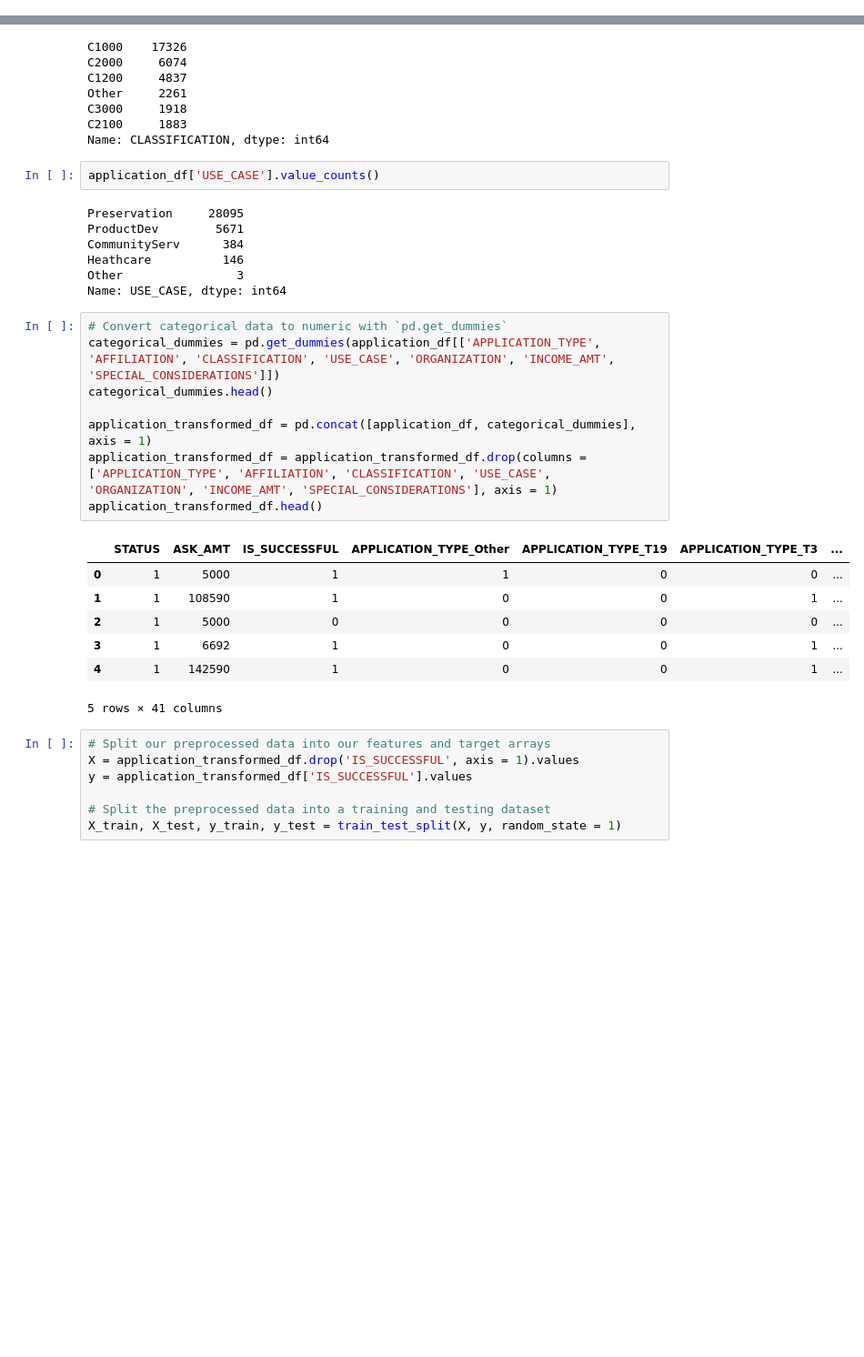
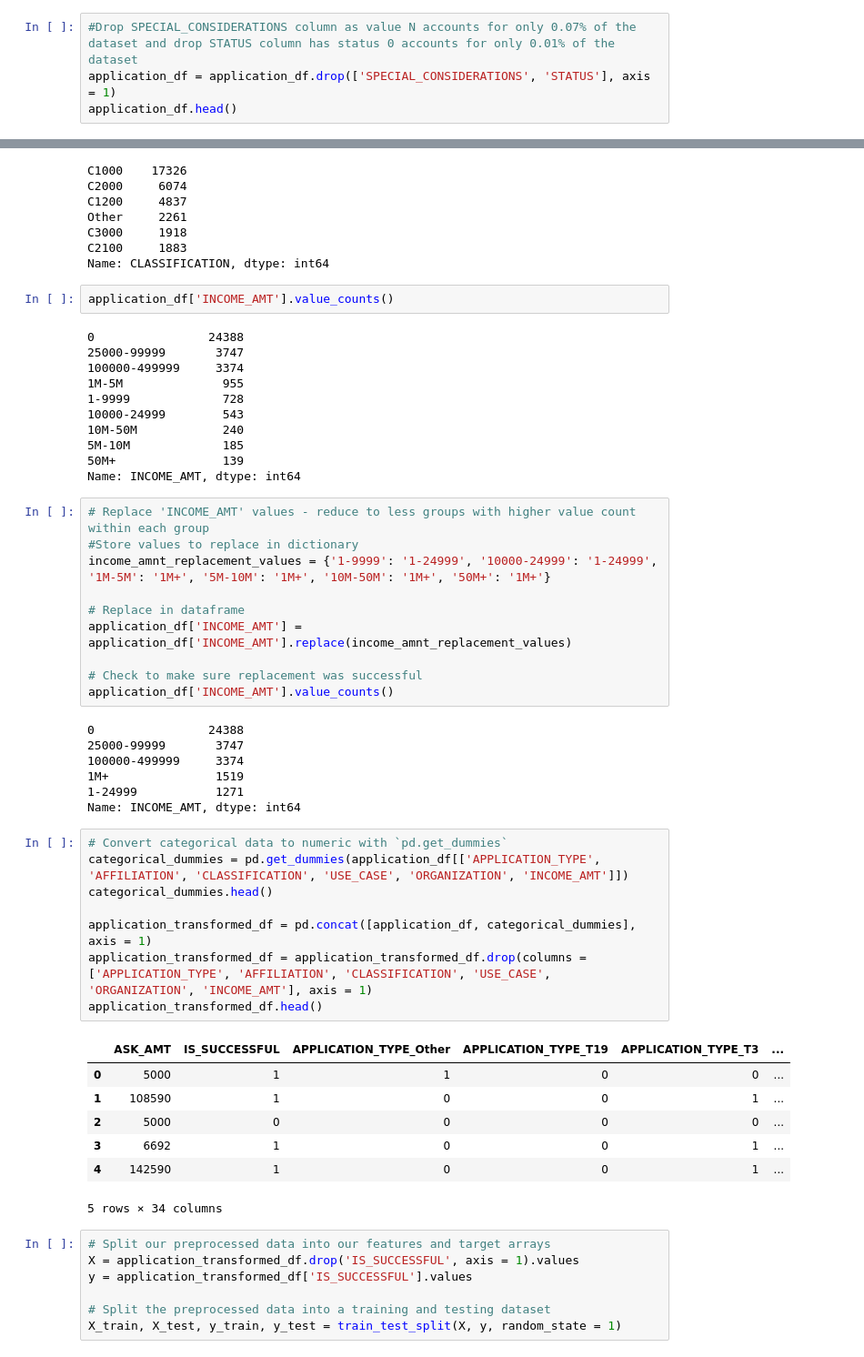
Before and after one commit to fannysigouin/deep-learning-challenge, a Jupyter notebook: AlphabetSoupCharity_Optimization.ipynb, the cells around one changed output, grey strips where cells are left out. Shown: that part at 91% size. Cells and saved outputs as stored; diff of their text form; blank space fills up the shorter version.

```diff
--- a/AlphabetSoupCharity_Optimization.ipynb
+++ b/AlphabetSoupCharity_Optimization.ipynb
@@ -44,0 +59,4 @@ dtype: int64
+# %%
+#Drop SPECIAL_CONSIDERATIONS column as value N accounts for only 0.07% of the dataset and drop STATUS column has status 0 accounts for only 0.01% of the dataset
+application_df = application_df.drop(['SPECIAL_CONSIDERATIONS', 'STATUS'], axis = 1)
+application_df.head()
@@ -86,30 +111,51 @@ C3000     1918
 C2100     1883
 Name: CLASSIFICATION, dtype: int64
 # %%
-application_df['USE_CASE'].value_counts()
+application_df['INCOME_AMT'].value_counts()
 # %% [output]
-Preservation     28095
-ProductDev        5671
-CommunityServ      384
-Heathcare          146
-Other                3
-Name: USE_CASE, dtype: int64
+0                24388
+25000-99999       3747
+100000-499999     3374
+1M-5M              955
+1-9999             728
+10000-24999        543
+10M-50M            240
+5M-10M             185
+50M+               139
+Name: INCOME_AMT, dtype: int64
+# %%
+# Replace 'INCOME_AMT' values - reduce to less groups with higher value count within each group
+#Store values to replace in dictionary
+income_amnt_replacement_values = {'1-9999': '1-24999', '10000-24999': '1-24999', '1M-5M': '1M+', '5M-10M': '1M+', '10M-50M': '1M+', '50M+': '1M+'}
+
+# Replace in dataframe
+application_df['INCOME_AMT'] = application_df['INCOME_AMT'].replace(income_amnt_replacement_values)
+
+# Check to make sure replacement was successful
+application_df['INCOME_AMT'].value_counts()
+# %% [output]
+0                24388
+25000-99999       3747
+100000-499999     3374
+1M+               1519
+1-24999           1271
+Name: INCOME_AMT, dtype: int64
 # %%
 # Convert categorical data to numeric with `pd.get_dummies`
-categorical_dummies = pd.get_dummies(application_df[['APPLICATION_TYPE', 'AFFILIATION', 'CLASSIFICATION', 'USE_CASE', 'ORGANIZATION', 'INCOME_AMT', 'SPECIAL_CONSIDERATIONS']])
+categorical_dummies = pd.get_dummies(application_df[['APPLICATION_TYPE', 'AFFILIATION', 'CLASSIFICATION', 'USE_CASE', 'ORGANIZATION', 'INCOME_AMT']])
 categorical_dummies.head()
 
 application_transformed_df = pd.concat([application_df, categorical_dummies], axis = 1)
-application_transformed_df = application_transformed_df.drop(columns = ['APPLICATION_TYPE', 'AFFILIATION', 'CLASSIFICATION', 'USE_CASE', 'ORGANIZATION', 'INCOME_AMT', 'SPECIAL_CONSIDERATIONS'], axis = 1)
+application_transformed_df = application_transformed_df.drop(columns = ['APPLICATION_TYPE', 'AFFILIATION', 'CLASSIFICATION', 'USE_CASE', 'ORGANIZATION', 'INCOME_AMT'], axis = 1)
 application_transformed_df.head()
 # %% [output]
-|  | STATUS | ASK_AMT | IS_SUCCESSFUL | APPLICATION_TYPE_Other | APPLICATION_TYPE_T19 | APPLICATION_TYPE_T3 | ... |
-| 0 | 1 | 5000 | 1 | 1 | 0 | 0 | ... |
-| 1 | 1 | 108590 | 1 | 0 | 0 | 1 | ... |
-| 2 | 1 | 5000 | 0 | 0 | 0 | 0 | ... |
-| 3 | 1 | 6692 | 1 | 0 | 0 | 1 | ... |
-| 4 | 1 | 142590 | 1 | 0 | 0 | 1 | ... |
+|  | ASK_AMT | IS_SUCCESSFUL | APPLICATION_TYPE_Other | APPLICATION_TYPE_T19 | APPLICATION_TYPE_T3 | ... |
+| 0 | 5000 | 1 | 1 | 0 | 0 | ... |
+| 1 | 108590 | 1 | 0 | 0 | 1 | ... |
+| 2 | 5000 | 0 | 0 | 0 | 0 | ... |
+| 3 | 6692 | 1 | 0 | 0 | 1 | ... |
+| 4 | 142590 | 1 | 0 | 0 | 1 | ... |
-5 rows × 41 columns
+5 rows × 34 columns
 # %%
 # Split our preprocessed data into our features and target arrays
 X = application_transformed_df.drop('IS_SUCCESSFUL', axis = 1).values
```
Also changed, not shown: parts of 30 cells of this notebook, 5 other files.
